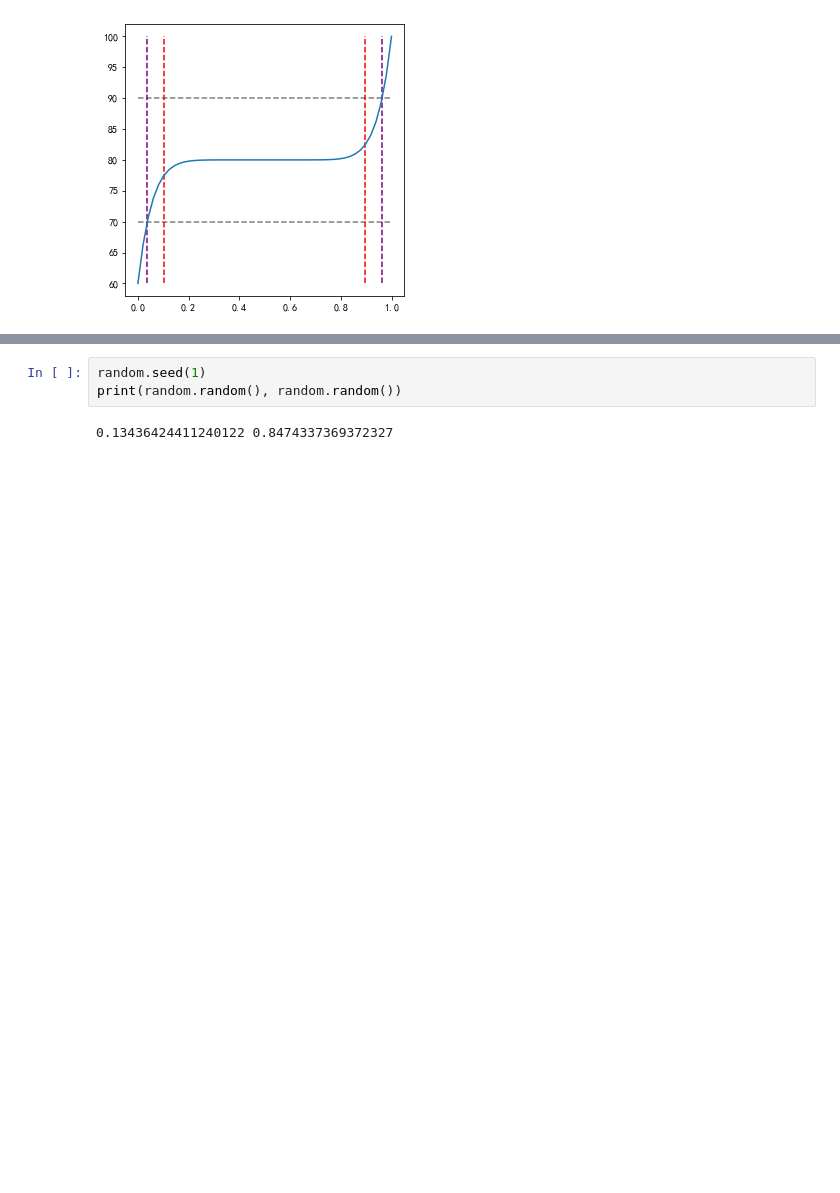
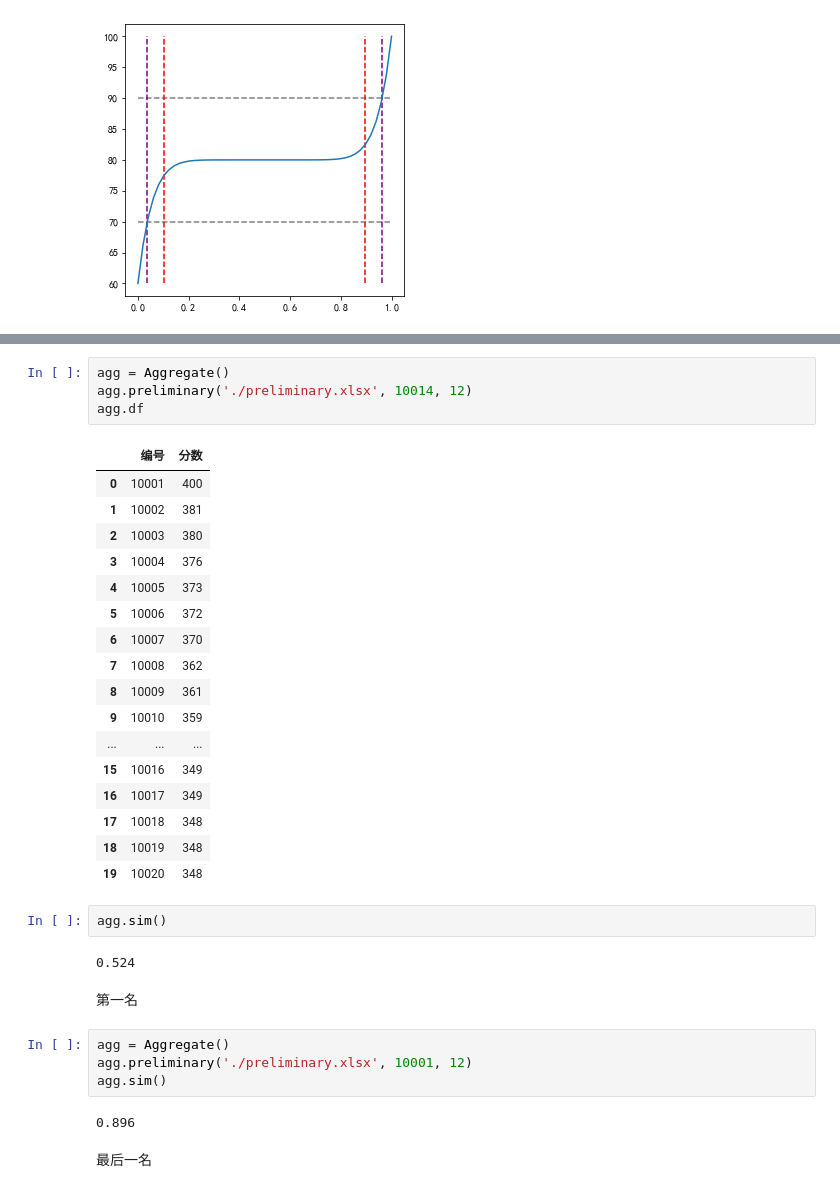
Before and after one commit to thales-ucas/postgrad, a Jupyter notebook: reexamine.ipynb, the cells around one changed output, grey strips where cells are left out. Saved outputs shown, nothing was run; the diff lists cells and outputs as text; blank space fills up the shorter version.

```diff
--- a/reexamine.ipynb
+++ b/reexamine.ipynb
@@ -151,7 +148,38 @@ agg.sim()
 # %% [output]
 0.524
-# %%
-random.seed(1)
-print(random.random(), random.random())
-# %% [output]
-0.13436424411240122 0.8474337369372327
+# %%
+agg = Aggregate()
+agg.preliminary('./preliminary.xlsx', 10014, 12)
+agg.df
+# %% [output]
+|  | 编号 | 分数 |
+| 0 | 10001 | 400 |
+| 1 | 10002 | 381 |
+| 2 | 10003 | 380 |
+| 3 | 10004 | 376 |
+| 4 | 10005 | 373 |
+| 5 | 10006 | 372 |
+| 6 | 10007 | 370 |
+| 7 | 10008 | 362 |
+| 8 | 10009 | 361 |
+| 9 | 10010 | 359 |
+| ... | ... | ... |
+| 15 | 10016 | 349 |
+| 16 | 10017 | 349 |
+| 17 | 10018 | 348 |
+| 18 | 10019 | 348 |
+| 19 | 10020 | 348 |
+# %%
+agg.sim()
+# %% [output]
+0.524
+# %% [markdown]
+第一名
+# %%
+agg = Aggregate()
+agg.preliminary('./preliminary.xlsx', 10001, 12)
+agg.sim()
+# %% [output]
+0.896
+# %% [markdown]
+最后一名
```
Also changed, not shown: parts of 5 cells of this notebook, 1 other file.
